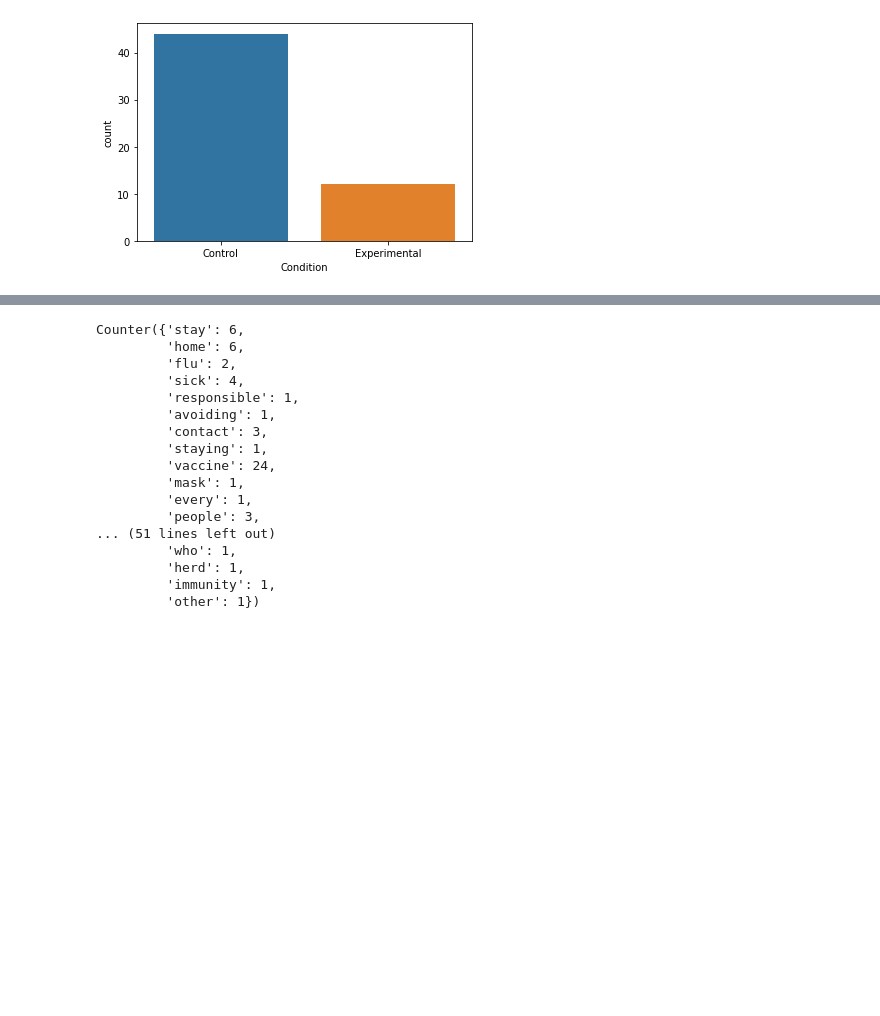
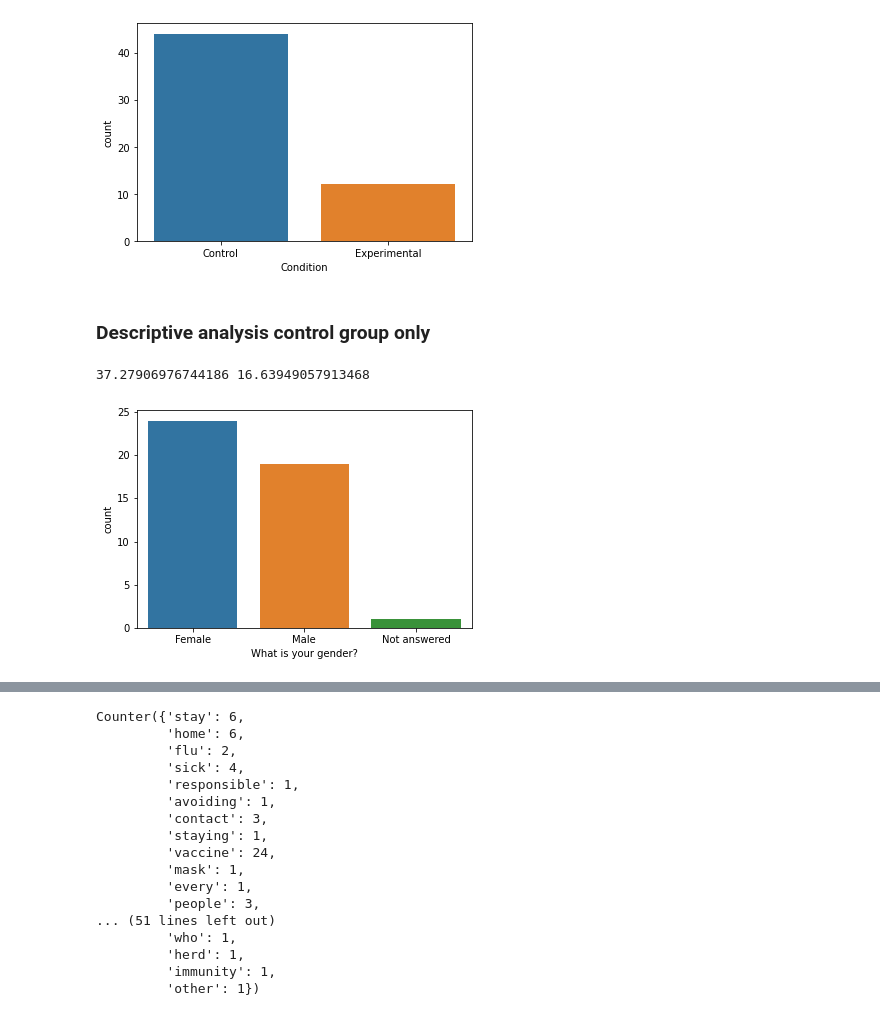
Before and after one commit to matnado/Online-Data-Collection-Flu, a Jupyter notebook: AnalyzeCategoricalData.ipynb, the cells around one changed output, grey strips where cells are left out. Saved outputs shown, nothing was run; the diff lists cells and outputs as text; code cells hidden in the pictures; blank space fills up the shorter version.

```diff
--- a/AnalyzeCategoricalData.ipynb
+++ b/AnalyzeCategoricalData.ipynb
@@ -103,3 +105,20 @@ sns.countplot(x='Condition', data=Cleaned_Data)
 tikzplotlib.save("./Output/Plots/Count_Control_Experimental.tex")
 # %% [output]
 [figure]
+# %% [markdown]
+### Descriptive analysis control group only
+# %%
+Cleaned_Data2 = copy.deepcopy(Cleaned_Data)
+sgroup = 'Condition'
+Cleaned_Data2 = Cleaned_Data2[Cleaned_Data2[sgroup] == 'Control']
+# %%
+'mean age and std'
+print (Cleaned_Data2[Cleaned_Data2.columns[0]].mean(), Cleaned_Data2[Cleaned_Data2.columns[0]].std())
+# %% [output]
+37.27906976744186 16.63949057913468
+# %%
+'gender'
+sns.countplot(x=Cleaned_Data2.columns[1], data=Cleaned_Data2)
+tikzplotlib.save("./Output/Plots/Gender_CTRL.tex")
+# %% [output]
+[figure, added]
```
Also changed, not shown: parts of 18 cells of this notebook, 17 other files.
